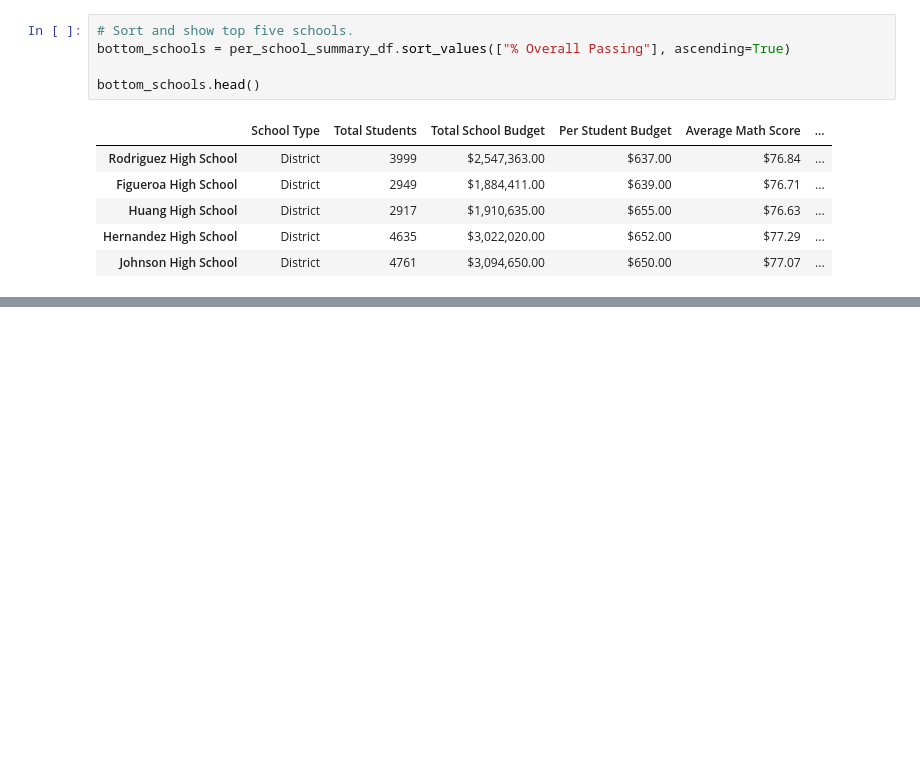
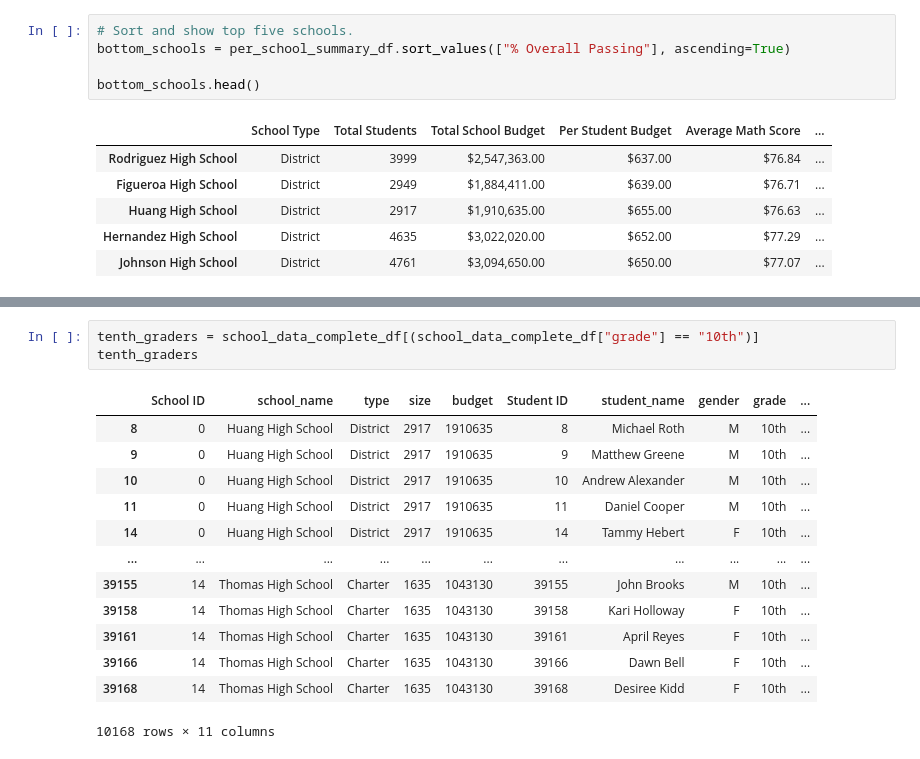
Before and after one commit to hariniratnala/school_District_Analysis, a Jupyter notebook: pycityschools.ipynb, the cells around one changed output, grey strips where cells are left out. Cells and saved outputs as stored; diff of their text form; blank space fills up the shorter version.

```diff
--- a/pycityschools.ipynb
+++ b/pycityschools.ipynb
@@ -1098,0 +1153,17 @@ class Cat:
+# %%
+tenth_graders = school_data_complete_df[(school_data_complete_df["grade"] == "10th")]
+tenth_graders
+# %% [output]
+|  | School ID | school_name | type | size | budget | Student ID | student_name | gender | grade | ... |
+| 8 | 0 | Huang High School | District | 2917 | 1910635 | 8 | Michael Roth | M | 10th | ... |
+| 9 | 0 | Huang High School | District | 2917 | 1910635 | 9 | Matthew Greene | M | 10th | ... |
+| 10 | 0 | Huang High School | District | 2917 | 1910635 | 10 | Andrew Alexander | M | 10th | ... |
+| 11 | 0 | Huang High School | District | 2917 | 1910635 | 11 | Daniel Cooper | M | 10th | ... |
+| 14 | 0 | Huang High School | District | 2917 | 1910635 | 14 | Tammy Hebert | F | 10th | ... |
+| ... | ... | ... | ... | ... | ... | ... | ... | ... | ... | ... |
+| 39155 | 14 | Thomas High School | Charter | 1635 | 1043130 | 39155 | John Brooks | M | 10th | ... |
+| 39158 | 14 | Thomas High School | Charter | 1635 | 1043130 | 39158 | Kari Holloway | F | 10th | ... |
+| 39161 | 14 | Thomas High School | Charter | 1635 | 1043130 | 39161 | April Reyes | F | 10th | ... |
+| 39166 | 14 | Thomas High School | Charter | 1635 | 1043130 | 39166 | Dawn Bell | F | 10th | ... |
+| 39168 | 14 | Thomas High School | Charter | 1635 | 1043130 | 39168 | Desiree Kidd | F | 10th | ... |
+10168 rows × 11 columns
```
Also changed, not shown: parts of 18 cells of this notebook.
